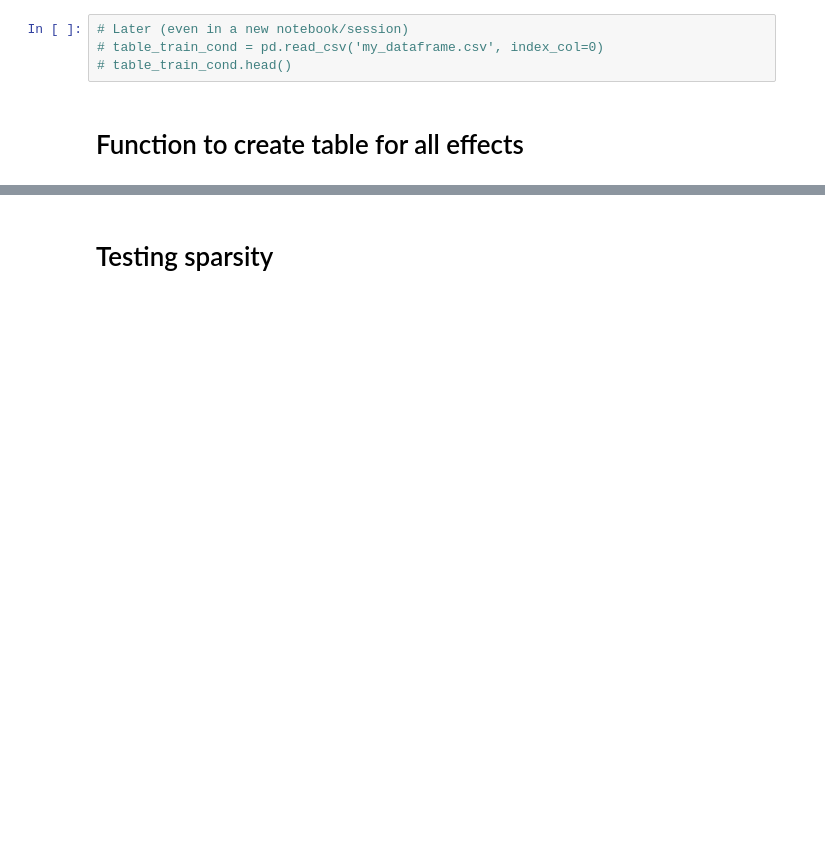
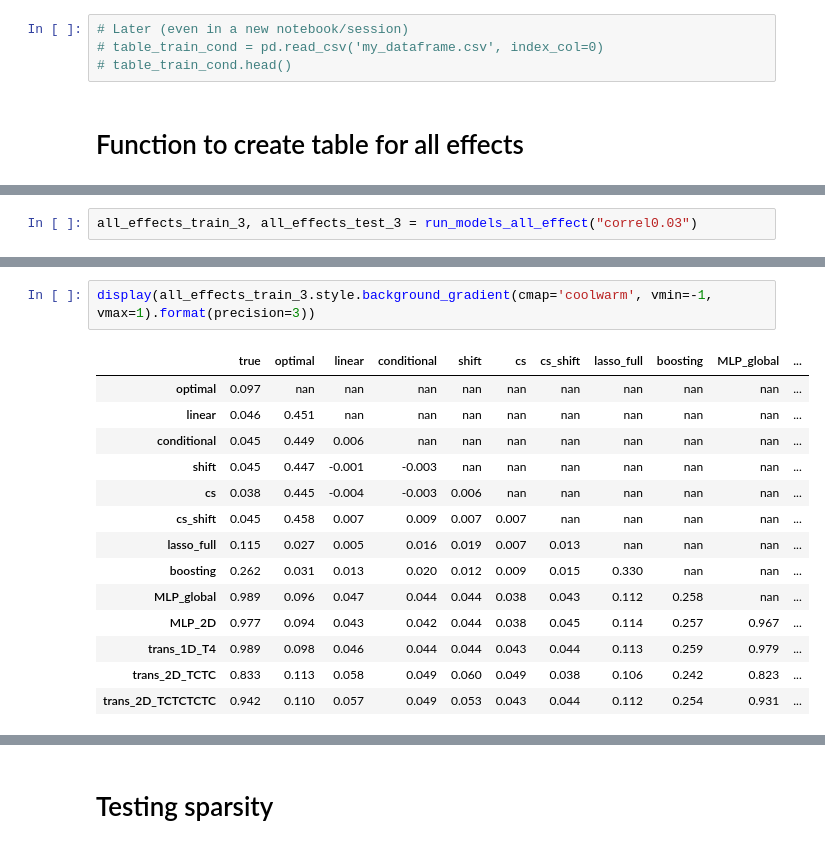
Before and after one commit to cyrilgarcia009/TSNN, a Jupyter notebook: notebooks/figures_for_paper1.ipynb, the cells around one changed output, grey strips where cells are left out. Drawn from its saved outputs; the diff is of its cells as text; blank space fills up the shorter version.

```diff
--- a/notebooks/figures_for_paper1.ipynb
+++ b/notebooks/figures_for_paper1.ipynb
@@ -658,0 +661,2 @@ Running → correl0.1 | trans_2D_TCTCTCTC
+# %%
+all_effects_train_3, all_effects_test_3 = run_models_all_effect("correl0.03")
@@ -692,0 +735,17 @@ display(b1.style.background_gradient(cmap='coolwarm', vmin=-1, vmax=1).format(pr
+# %%
+display(all_effects_train_3.style.background_gradient(cmap='coolwarm', vmin=-1, vmax=1).format(precision=3))
+# %% [output]
+|  | true | optimal | linear | conditional | shift | cs | cs_shift | lasso_full | boosting | MLP_global | ... |
+| optimal | 0.097 | nan | nan | nan | nan | nan | nan | nan | nan | nan | ... |
+| linear | 0.046 | 0.451 | nan | nan | nan | nan | nan | nan | nan | nan | ... |
+| conditional | 0.045 | 0.449 | 0.006 | nan | nan | nan | nan | nan | nan | nan | ... |
+| shift | 0.045 | 0.447 | -0.001 | -0.003 | nan | nan | nan | nan | nan | nan | ... |
+| cs | 0.038 | 0.445 | -0.004 | -0.003 | 0.006 | nan | nan | nan | nan | nan | ... |
+| cs_shift | 0.045 | 0.458 | 0.007 | 0.009 | 0.007 | 0.007 | nan | nan | nan | nan | ... |
+| lasso_full | 0.115 | 0.027 | 0.005 | 0.016 | 0.019 | 0.007 | 0.013 | nan | nan | nan | ... |
+| boosting | 0.262 | 0.031 | 0.013 | 0.020 | 0.012 | 0.009 | 0.015 | 0.330 | nan | nan | ... |
+| MLP_global | 0.989 | 0.096 | 0.047 | 0.044 | 0.044 | 0.038 | 0.043 | 0.112 | 0.258 | nan | ... |
+| MLP_2D | 0.977 | 0.094 | 0.043 | 0.042 | 0.044 | 0.038 | 0.045 | 0.114 | 0.257 | 0.967 | ... |
+| trans_1D_T4 | 0.989 | 0.098 | 0.046 | 0.044 | 0.044 | 0.043 | 0.044 | 0.113 | 0.259 | 0.979 | ... |
+| trans_2D_TCTC | 0.833 | 0.113 | 0.058 | 0.049 | 0.060 | 0.049 | 0.038 | 0.106 | 0.242 | 0.823 | ... |
+| trans_2D_TCTCTCTC | 0.942 | 0.110 | 0.057 | 0.049 | 0.053 | 0.043 | 0.044 | 0.112 | 0.254 | 0.931 | ... |
```
Also changed, not shown: parts of 20 cells of this notebook.
